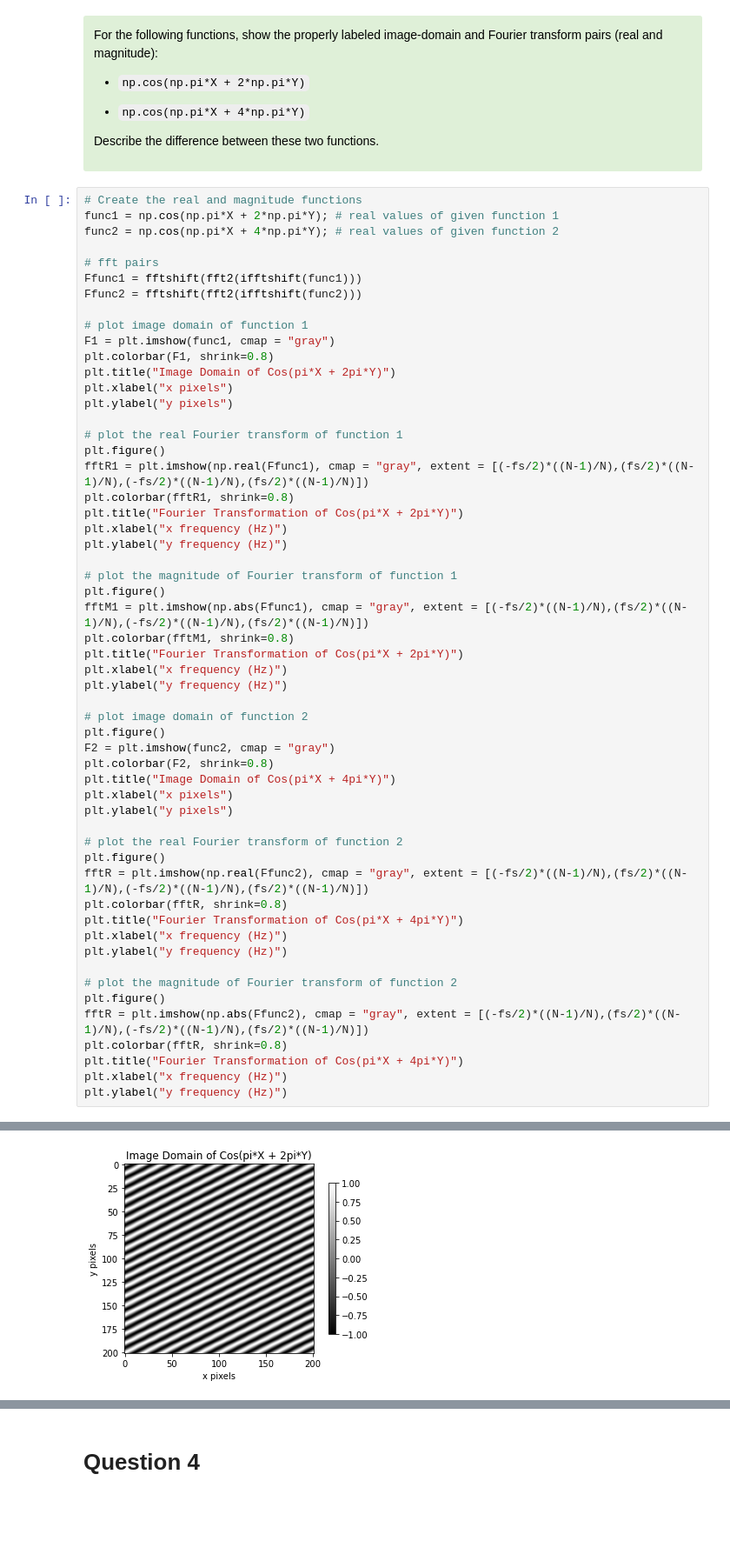
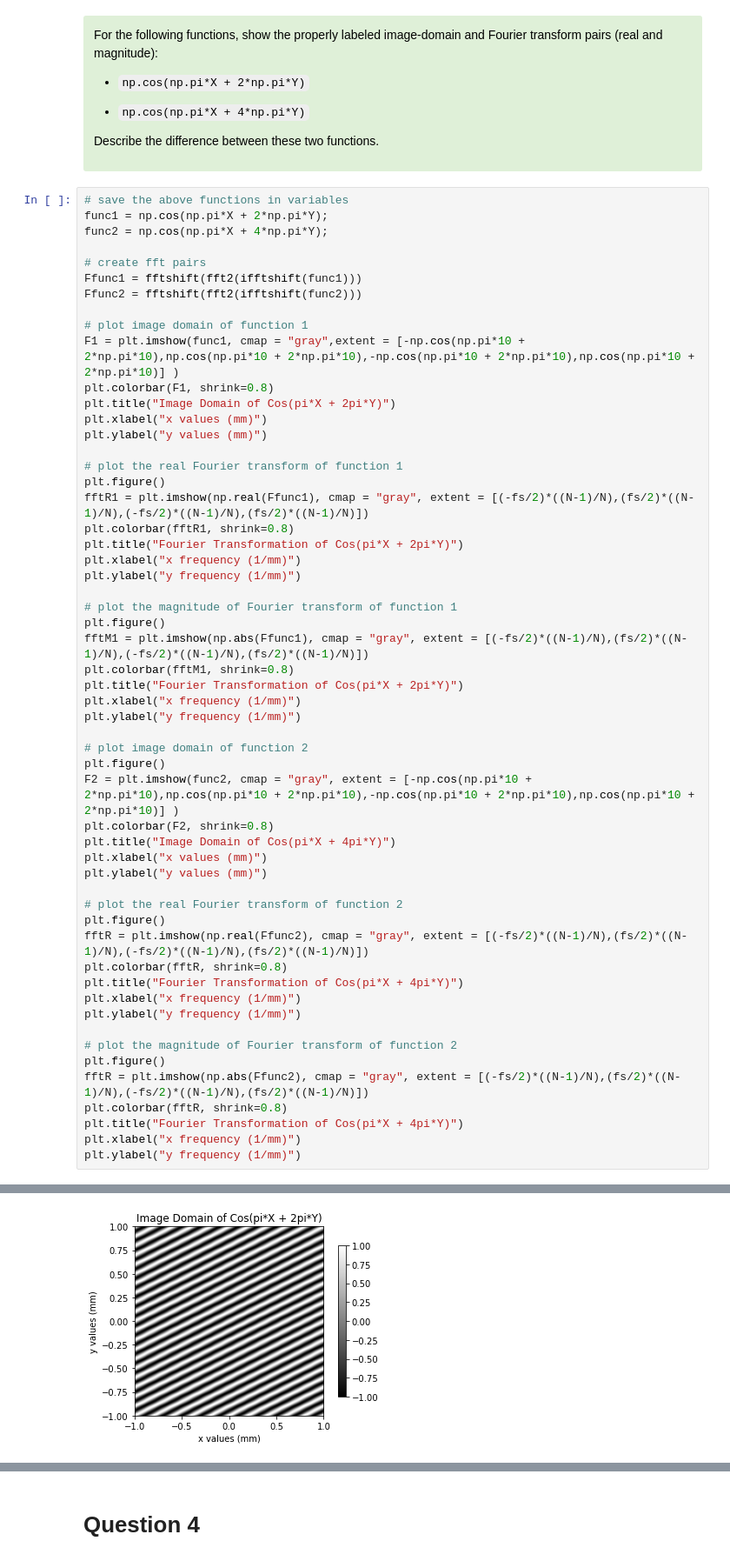
Before and after one commit to dishamishra/Labs_Imager, a Jupyter notebook: Lab2 Part1 (Clean).ipynb, the cells around one changed output, grey strips where cells are left out. Shown at 87% size. Saved outputs shown, nothing was run; the diff lists cells and outputs as text; blank space fills up the shorter version.

```diff
--- a/Lab2 Part1 (Clean).ipynb
+++ b/Lab2 Part1 (Clean).ipynb
@@ -297,58 +297,58 @@ For the following functions, show the properly labeled image-domain and Fourier
 Describe the difference between these two functions.
 </div>
 # %%
-# Create the real and magnitude functions
-func1 = np.cos(np.pi*X + 2*np.pi*Y); # real values of given function 1
-func2 = np.cos(np.pi*X + 4*np.pi*Y); # real values of given function 2
+# save the above functions in variables
+func1 = np.cos(np.pi*X + 2*np.pi*Y);
+func2 = np.cos(np.pi*X + 4*np.pi*Y);
 
-# fft pairs
+# create fft pairs
 Ffunc1 = fftshift(fft2(ifftshift(func1)))
 Ffunc2 = fftshift(fft2(ifftshift(func2)))
 
 # plot image domain of function 1
-F1 = plt.imshow(func1, cmap = "gray")
+F1 = plt.imshow(func1, cmap = "gray",extent = [-np.cos(np.pi*10 + 2*np.pi*10),np.cos(np.pi*10 + 2*np.pi*10),-np.cos(np.pi*10 + 2*np.pi*10),np.cos(np.pi*10 + 2*np.pi*10)] )
 plt.colorbar(F1, shrink=0.8)
 plt.title("Image Domain of Cos(pi*X + 2pi*Y)")
-plt.xlabel("x pixels")
-plt.ylabel("y pixels")
+plt.xlabel("x values (mm)")
+plt.ylabel("y values (mm)")
 
 # plot the real Fourier transform of function 1
 plt.figure()
 fftR1 = plt.imshow(np.real(Ffunc1), cmap = "gray", extent = [(-fs/2)*((N-1)/N),(fs/2)*((N-1)/N),(-fs/2)*((N-1)/N),(fs/2)*((N-1)/N)])
 plt.colorbar(fftR1, shrink=0.8)
 plt.title("Fourier Transformation of Cos(pi*X + 2pi*Y)")
-plt.xlabel("x frequency (Hz)")
-plt.ylabel("y frequency (Hz)")
+plt.xlabel("x frequency (1/mm)")
+plt.ylabel("y frequency (1/mm)")
 
 # plot the magnitude of Fourier transform of function 1
 plt.figure()
 fftM1 = plt.imshow(np.abs(Ffunc1), cmap = "gray", extent = [(-fs/2)*((N-1)/N),(fs/2)*((N-1)/N),(-fs/2)*((N-1)/N),(fs/2)*((N-1)/N)])
 plt.colorbar(fftM1, shrink=0.8)
 plt.title("Fourier Transformation of Cos(pi*X + 2pi*Y)")
-plt.xlabel("x frequency (Hz)")
-plt.ylabel("y frequency (Hz)")
+plt.xlabel("x frequency (1/mm)")
+plt.ylabel("y frequency (1/mm)")
 
 # plot image domain of function 2
 plt.figure()
-F2 = plt.imshow(func2, cmap = "gray")
+F2 = plt.imshow(func2, cmap = "gray", extent = [-np.cos(np.pi*10 + 2*np.pi*10),np.cos(np.pi*10 + 2*np.pi*10),-np.cos(np.pi*10 + 2*np.pi*10),np.cos(np.pi*10 + 2*np.pi*10)] )
 plt.colorbar(F2, shrink=0.8)
 plt.title("Image Domain of Cos(pi*X + 4pi*Y)")
-plt.xlabel("x pixels")
-plt.ylabel("y pixels")
+plt.xlabel("x values (mm)")
+plt.ylabel("y values (mm)")
 
 # plot the real Fourier transform of function 2
 plt.figure()
 fftR = plt.imshow(np.real(Ffunc2), cmap = "gray", extent = [(-fs/2)*((N-1)/N),(fs/2)*((N-1)/N),(-fs/2)*((N-1)/N),(fs/2)*((N-1)/N)])
 plt.colorbar(fftR, shrink=0.8)
 plt.title("Fourier Transformation of Cos(pi*X + 4pi*Y)")
-plt.xlabel("x frequency (Hz)")
-plt.ylabel("y frequency (Hz)")
+plt.xlabel("x frequency (1/mm)")
+plt.ylabel("y frequency (1/mm)")
 
 # plot the magnitude of Fourier transform of function 2
 plt.figure()
 fftR = plt.imshow(np.abs(Ffunc2), cmap = "gray", extent = [(-fs/2)*((N-1)/N),(fs/2)*((N-1)/N),(-fs/2)*((N-1)/N),(fs/2)*((N-1)/N)])
 plt.colorbar(fftR, shrink=0.8)
 plt.title("Fourier Transformation of Cos(pi*X + 4pi*Y)")
-plt.xlabel("x frequency (Hz)")
-plt.ylabel("y frequency (Hz)")
+plt.xlabel("x frequency (1/mm)")
+plt.ylabel("y frequency (1/mm)")
 # %% [output]
@@ -356 +356 @@ Text(0, 0.5, 'y frequency (Hz)')
-[figure, old version]
+[figure, new version]
```
Also changed, not shown: parts of 8 cells of this notebook.
